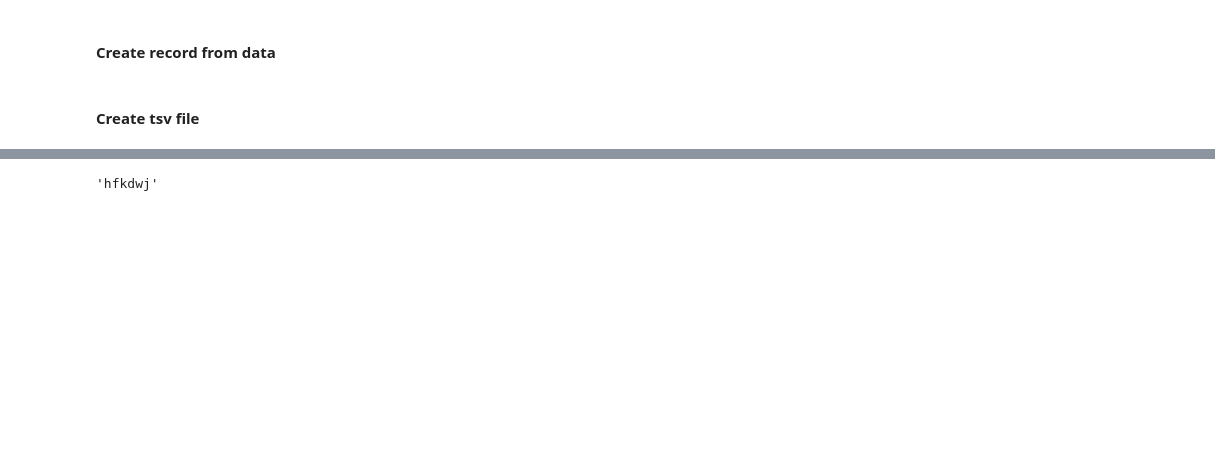
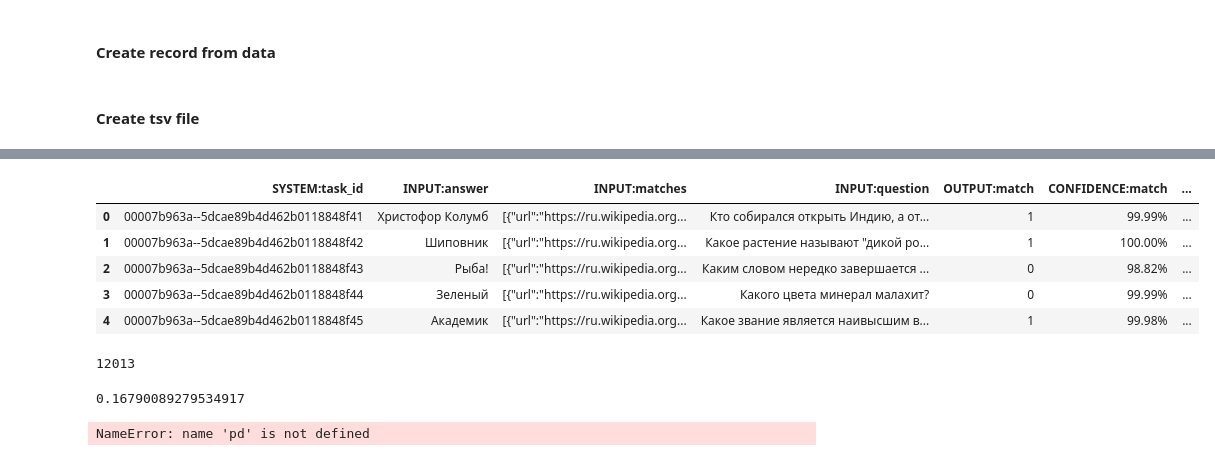
Before and after one commit to vladislavneon/kbqa-russian-dataset, a Jupyter notebook: toloka/toloka.ipynb, the cells around one changed output, grey strips where cells are left out. Saved outputs shown, nothing was run; the diff lists cells and outputs as text; code cells hidden in the pictures; blank space fills up the shorter version.

```diff
--- a/toloka/toloka.ipynb
+++ b/toloka/toloka.ipynb
@@ -135,4 +383,28 @@ with open('task.tsv', 'w') as tsvfile:
+# %%
+aggs = [
+    pd.read_csv('answers/aggregated_results_500_5000.tsv', sep='\t'),
+    pd.read_csv('answers/aggregated_results_5001_10000.tsv', sep='\t'),
+    pd.read_csv('answers/aggregated_results_10001_14000.tsv', sep='\t'),
+    pd.read_csv('answers/aggregated_results_14001_end.tsv', sep='\t')
+]
+agg = pd.concat(aggs)
+# %%
+agg.head()
+# %% [output]
+|  | SYSTEM:task_id | INPUT:answer | INPUT:matches | INPUT:question | OUTPUT:match | CONFIDENCE:match | ... |
+| 0 | 00007b963a--5dcae89b4d462b0118848f41 | Христофор Колумб | [{"url":"https://ru.wikipedia.org... | Кто собирался открыть Индию, а от... | 1 | 99.99% | ... |
+| 1 | 00007b963a--5dcae89b4d462b0118848f42 | Шиповник | [{"url":"https://ru.wikipedia.org... | Какое растение называют "дикой ро... | 1 | 100.00% | ... |
+| 2 | 00007b963a--5dcae89b4d462b0118848f43 | Рыба! | [{"url":"https://ru.wikipedia.org... | Каким словом нередко завершается ... | 0 | 98.82% | ... |
+| 3 | 00007b963a--5dcae89b4d462b0118848f44 | Зеленый | [{"url":"https://ru.wikipedia.org... | Какого цвета минерал малахит? | 0 | 99.99% | ... |
+| 4 | 00007b963a--5dcae89b4d462b0118848f45 | Академик | [{"url":"https://ru.wikipedia.org... | Какое звание является наивысшим в... | 1 | 99.98% | ... |
+# %%
+len(agg[agg['OUTPUT:match'] != 0])
+# %% [output]
+12013
+# %%
+agg['OUTPUT:match'].value_counts()[0] / len(agg)
+# %% [output]
+0.16790089279534917
 # %%
-'hfkdwj'[:10]
 # %% [output]
-'hfkdwj'
+NameError: name 'pd' is not defined
```
Also changed, not shown: parts of 37 cells of this notebook, 12 other files.
